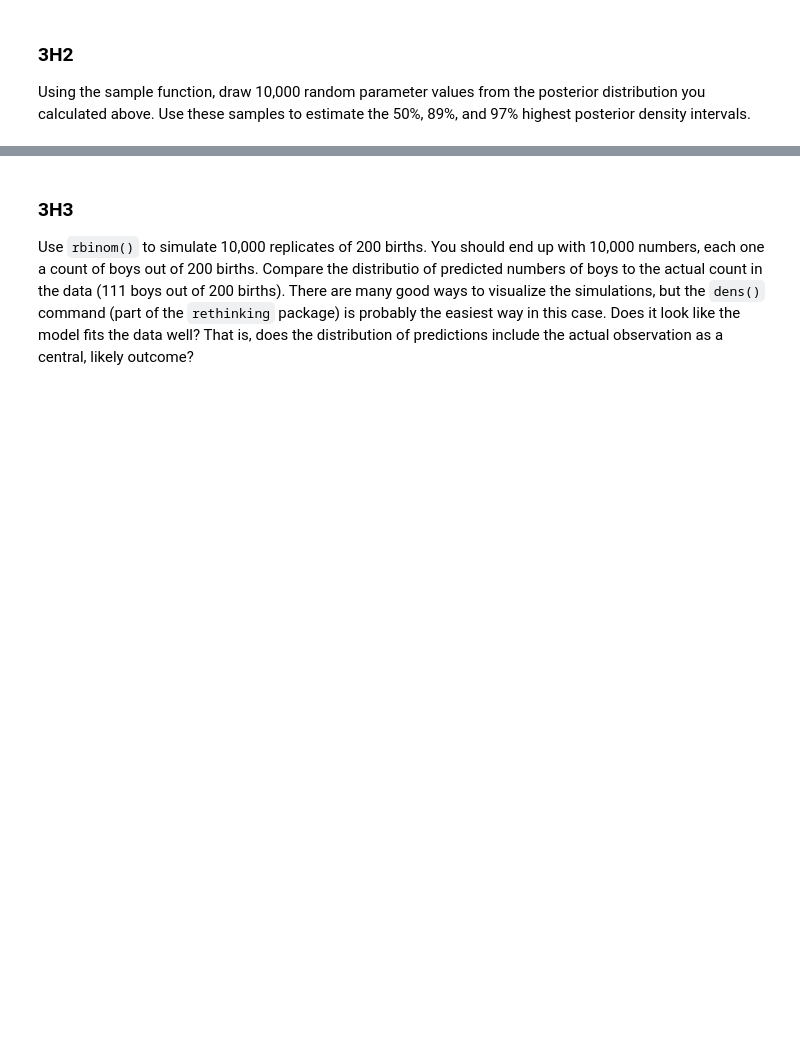
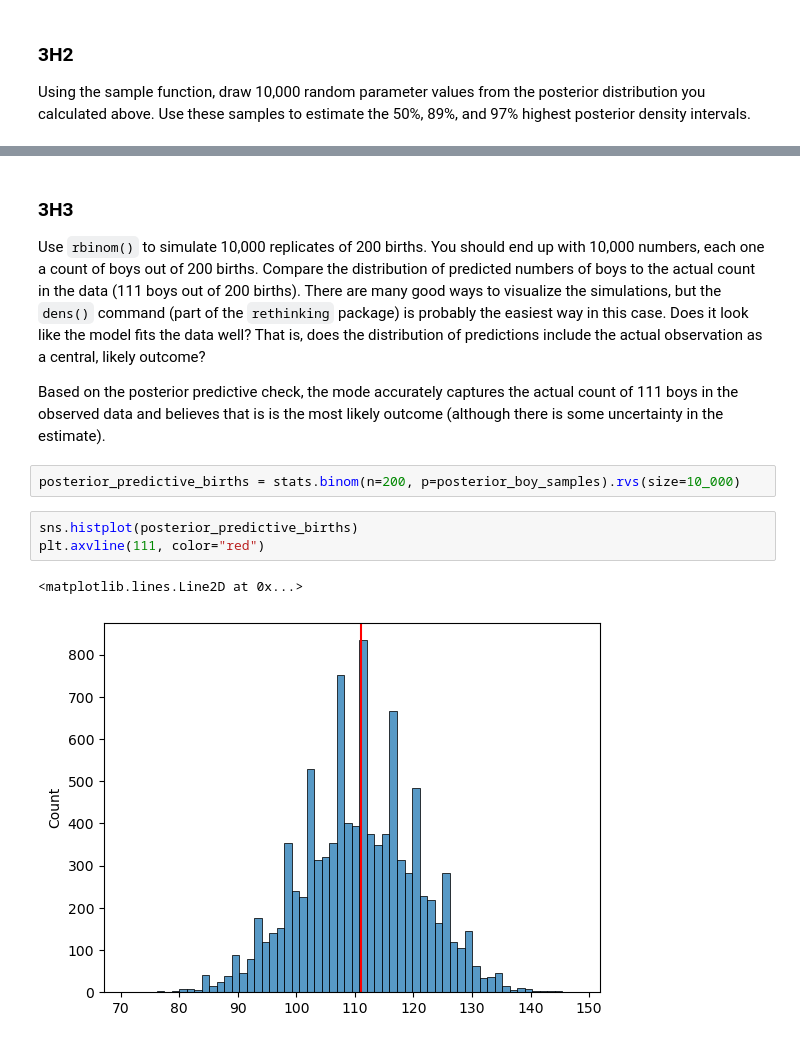
Before and after one commit to RHilly86/statistical_rethinking_notes, a Jupyter notebook: Chapter 3 - Sampling from the Imaginary.ipynb, the cells around one changed output, grey strips where cells are left out. Saved outputs shown, nothing was run; the diff lists cells and outputs as text; blank space fills up the shorter version.

```diff
--- a/Chapter 3 - Sampling from the Imaginary.ipynb
+++ b/Chapter 3 - Sampling from the Imaginary.ipynb
@@ -252,4 +252,14 @@ HDI: 0.97
 # %% [markdown]
 ### 3H3
 
-Use `rbinom()` to simulate 10,000 replicates of 200 births. You should end up with 10,000 numbers, each one a count of boys out of 200 births. Compare the distributio of predicted numbers of boys to the actual count in the data (111 boys out of 200 births). There are many good ways to visualize the simulations, but the `dens()` command (part of the `rethinking` package) is probably the easiest way in this case. Does it look like the model fits the data well? That is, does the distribution of predictions include the actual observation as a central, likely outcome?
+Use `rbinom()` to simulate 10,000 replicates of 200 births. You should end up with 10,000 numbers, each one a count of boys out of 200 births. Compare the distribution of predicted numbers of boys to the actual count in the data (111 boys out of 200 births). There are many good ways to visualize the simulations, but the `dens()` command (part of the `rethinking` package) is probably the easiest way in this case. Does it look like the model fits the data well? That is, does the distribution of predictions include the actual observation as a central, likely outcome?
+
+Based on the posterior predictive check, the mode accurately captures the actual count of 111 boys in the observed data and believes that is is the most likely outcome (although there is some uncertainty in the estimate).
+# %%
+posterior_predictive_births = stats.binom(n=200, p=posterior_boy_samples).rvs(size=10_000)
+# %%
+sns.histplot(posterior_predictive_births)
+plt.axvline(111, color="red")
+# %% [output]
+<matplotlib.lines.Line2D at 0x...>
+[figure, added]
```
Also changed, not shown: parts of 24 cells of this notebook, 1 other file.
